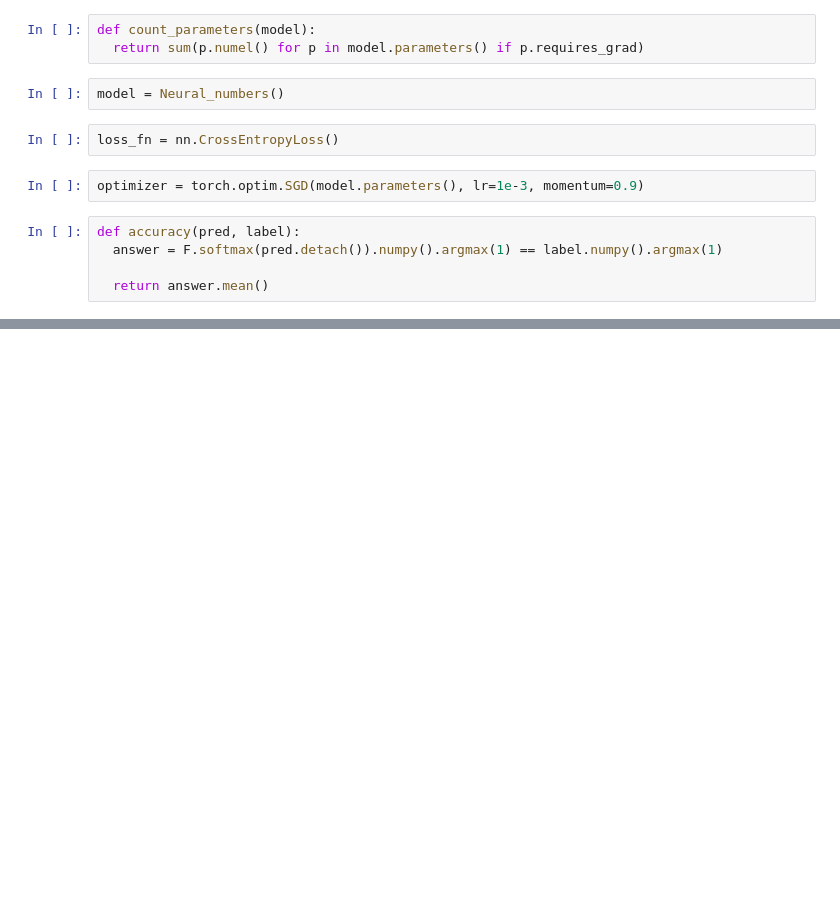
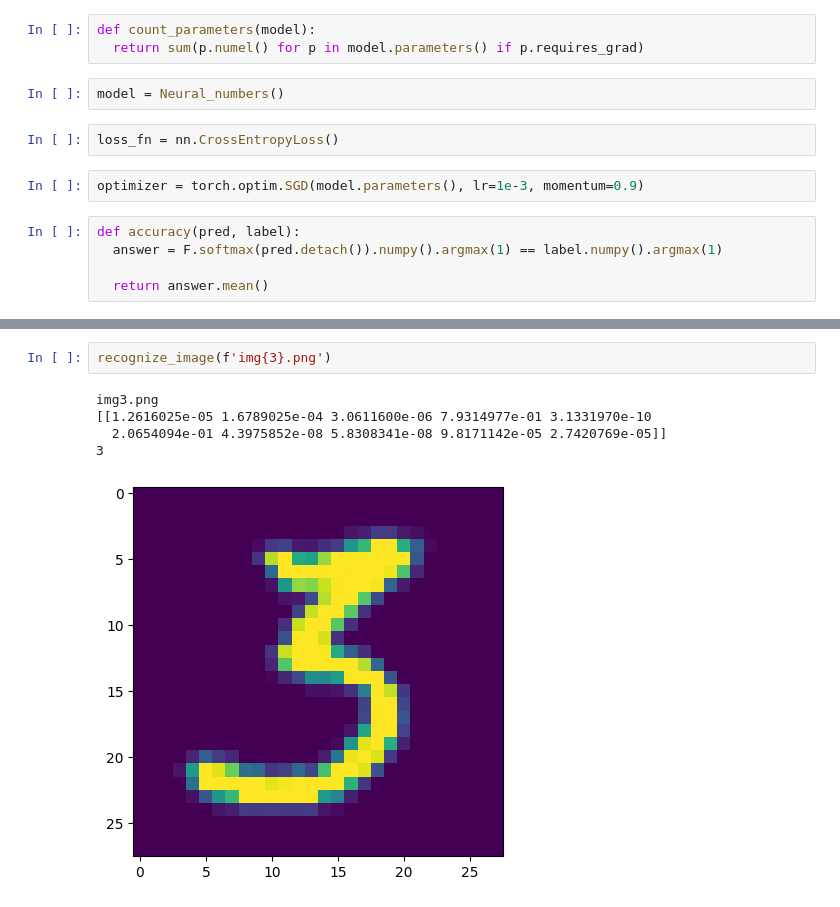
Before and after one commit to shenkns/DigitsRecognizerAI, a Jupyter notebook: main.ipynb, the cells around one changed output, grey strips where cells are left out. Saved outputs shown, nothing was run; the diff lists cells and outputs as text; blank space fills up the shorter version.

```diff
--- a/main.ipynb
+++ b/main.ipynb
@@ -135,0 +155,8 @@ F.softmax(our_pred).detach().numpy().argmax()
+# %%
+recognize_image(f'img{3}.png')
+# %% [output]
+img3.png
+[[1.2616025e-05 1.6789025e-04 3.0611600e-06 7.9314977e-01 3.1331970e-10
+  2.0654094e-01 4.3975852e-08 5.8308341e-08 9.8171142e-05 2.7420769e-05]]
+3
+[figure, added]
```
Also changed, not shown: parts of 13 cells of this notebook, 11 other files.
